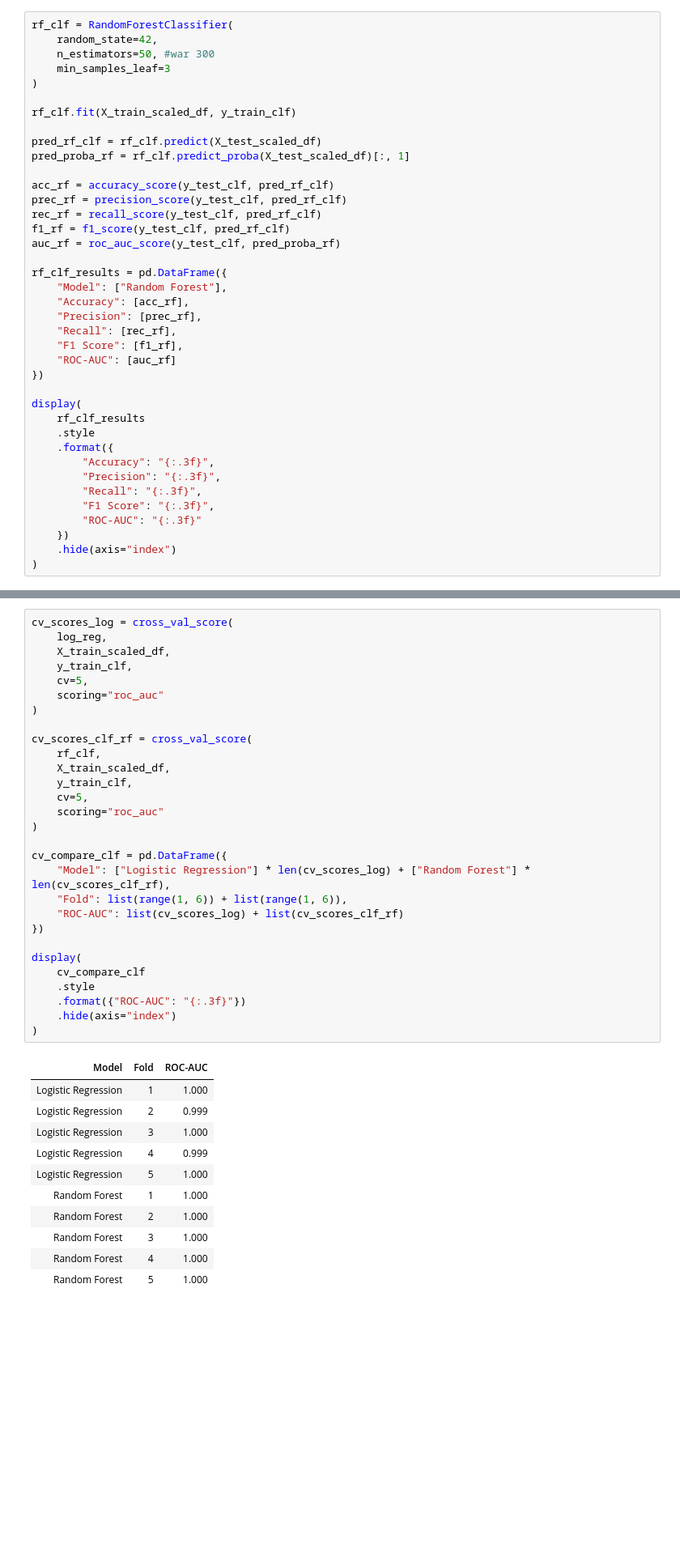
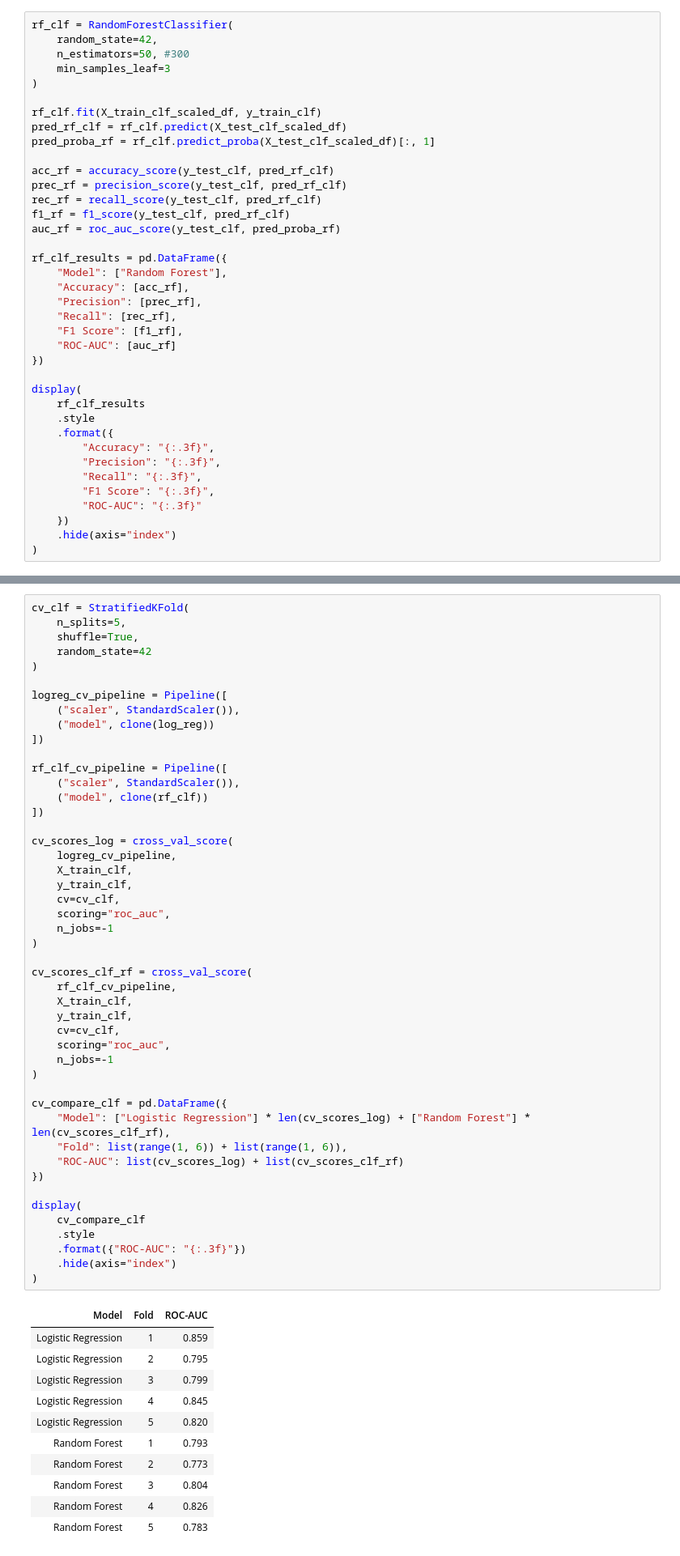
Before and after one commit to novoigt/sleep-lifestyle-analysis, a Jupyter notebook: 02-Feature-Engineering-Clustering-Modeling-MapReduce.ipynb, the cells around one changed output, grey strips where cells are left out. Shown at 81% size. Drawn from its saved outputs; the diff is of its cells as text; blank space fills up the shorter version.

```diff
--- a/02-Feature-Engineering-Clustering-Modeling-MapReduce.ipynb
+++ b/02-Feature-Engineering-Clustering-Modeling-MapReduce.ipynb
@@ -2298,14 +2288,13 @@ zwischen Variablen flexibler abbilden als lineare Modelle.
 # %%
 rf_clf = RandomForestClassifier(
     random_state=42,
-    n_estimators=50, #war 300
+    n_estimators=50, #300
     min_samples_leaf=3
 )
 
-rf_clf.fit(X_train_scaled_df, y_train_clf)
-
-pred_rf_clf = rf_clf.predict(X_test_scaled_df)
-pred_proba_rf = rf_clf.predict_proba(X_test_scaled_df)[:, 1]
+rf_clf.fit(X_train_clf_scaled_df, y_train_clf)
+pred_rf_clf = rf_clf.predict(X_test_clf_scaled_df)
+pred_proba_rf = rf_clf.predict_proba(X_test_clf_scaled_df)[:, 1]
 
 acc_rf = accuracy_score(y_test_clf, pred_rf_clf)
 prec_rf = precision_score(y_test_clf, pred_rf_clf)
@@ -2562,46 +2548,64 @@ display(
 
 Die Cross-Validation bewertet die Stabilität der Klassifikationsleistung über mehrere Datenaufteilungen.
 # %%
+cv_clf = StratifiedKFold(
+    n_splits=5,
+    shuffle=True,
+    random_state=42
+)
+
+logreg_cv_pipeline = Pipeline([
+    ("scaler", StandardScaler()),
+    ("model", clone(log_reg))
+])
+
+rf_clf_cv_pipeline = Pipeline([
+    ("scaler", StandardScaler()),
+    ("model", clone(rf_clf))
+])
+
 cv_scores_log = cross_val_score(
-    log_reg,
-    X_train_scaled_df,
+    logreg_cv_pipeline,
+    X_train_clf,
     y_train_clf,
-    cv=5,
-    scoring="roc_auc"
+    cv=cv_clf,
+    scoring="roc_auc",
+    n_jobs=-1
 )
 
 cv_scores_clf_rf = cross_val_score(
-    rf_clf,
-    X_train_scaled_df,
+    rf_clf_cv_pipeline,
+    X_train_clf,
     y_train_clf,
-    cv=5,
-    scoring="roc_auc"
+    cv=cv_clf,
+    scoring="roc_auc",
+    n_jobs=-1
 )
 
 cv_compare_clf = pd.DataFrame({
     "Model": ["Logistic Regression"] * len(cv_scores_log) + ["Random Forest"] * len(cv_scores_clf_rf),
     "Fold": list(range(1, 6)) + list(range(1, 6)),
     "ROC-AUC": list(cv_scores_log) + list(cv_scores_clf_rf)
 })
 
 display(
     cv_compare_clf
     .style
     .format({"ROC-AUC": "{:.3f}"})
     .hide(axis="index")
 )
 # %% [output]
 | Model | Fold | ROC-AUC |
-| Logistic Regression | 1 | 1.000 |
-| Logistic Regression | 2 | 0.999 |
-| Logistic Regression | 3 | 1.000 |
-| Logistic Regression | 4 | 0.999 |
-| Logistic Regression | 5 | 1.000 |
-| Random Forest | 1 | 1.000 |
-| Random Forest | 2 | 1.000 |
-| Random Forest | 3 | 1.000 |
-| Random Forest | 4 | 1.000 |
-| Random Forest | 5 | 1.000 |
+| Logistic Regression | 1 | 0.859 |
+| Logistic Regression | 2 | 0.795 |
+| Logistic Regression | 3 | 0.799 |
+| Logistic Regression | 4 | 0.845 |
+| Logistic Regression | 5 | 0.820 |
+| Random Forest | 1 | 0.793 |
+| Random Forest | 2 | 0.773 |
+| Random Forest | 3 | 0.804 |
+| Random Forest | 4 | 0.826 |
+| Random Forest | 5 | 0.783 |
 # %%
 fig = px.box(
     cv_compare_clf,
```
Also changed, not shown: parts of 5 cells of this notebook.
